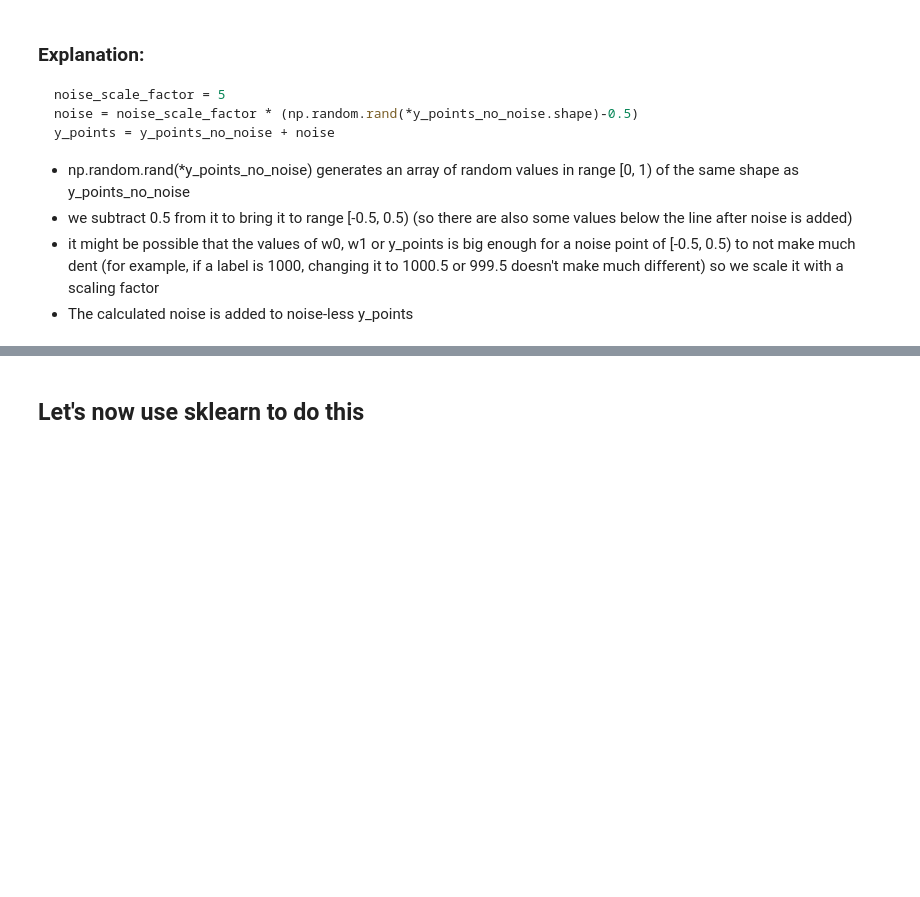
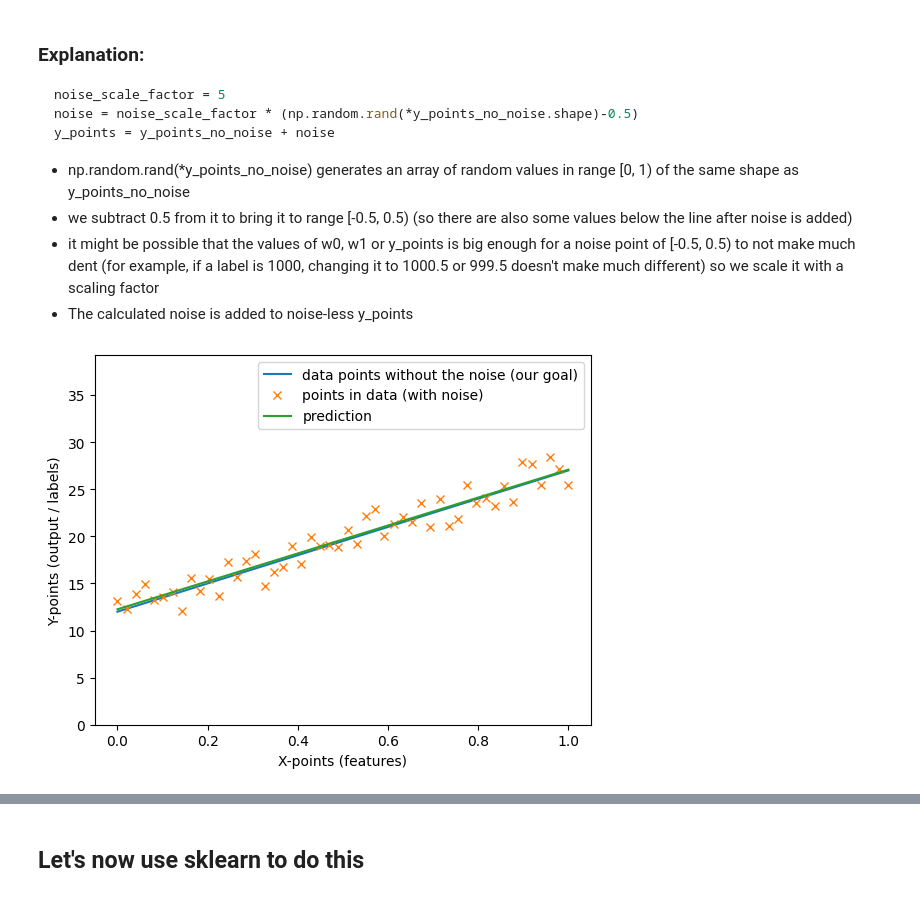
Before and after one commit to shfa-e/AI-S2-Prac, a Jupyter notebook: Labs/day1_Linear_Regression_Basics.ipynb, the cells around one changed output, grey strips where cells are left out. Drawn from its saved outputs; the diff is of its cells as text; code cells hidden in the pictures; blank space fills up the shorter version.

```diff
--- a/Labs/day1_Linear_Regression_Basics.ipynb
+++ b/Labs/day1_Linear_Regression_Basics.ipynb
@@ -93,35 +95,37 @@ A = np.array(A).T  # (m, n) matrix where m is number of samples and n is number
 # Solve for w to find our params
 # Upper case: matrices. Lower case: vectors
 
 #  Aw = y
 #  Aᵀ(Aw) = Aᵀy  =>  AᵀAw = Aᵀy
 #  w = (AᵀA)⁻¹Aᵀy
 
 #############################
 # TODO, calcuate the w (param)
-w = ??
+w = np.linalg.inv(A.T @ A)@(A.T @ y_points)
 #############################
 y_pred = A @ w  # calculate predictions using our optimized coefficient params and bias
 
 
 # Visualize the results
 
 #############################
 # TODO, plot the data with no noise
-plt.plot(x_points, ?? , label='data points without the noise (our goal)')
+plt.plot(x_points, y_points_no_noise , label='data points without the noise (our goal)')
 #############################
 
 plt.plot(x_points, y_points, 'x', label='points in data (with noise)')
 plt.plot(x_points, y_pred, label='prediction')
 
 _, ylim_top = plt.ylim()
 plt.ylim(0, ylim_top+10)  # 0 bottom makes it easy to visualize bias term (intercept)
 
 plt.xlabel('X-points (features)')
 plt.ylabel('Y-points (output / labels)')
 
 plt.legend()
 plt.show()
+# %% [output]
+[figure, added]
 # %%
 print(f'Actual weight values we used: {(w0, w1)}')
 print(f'Values calculated by Model: {tuple(w)}')
```
Also changed, not shown: parts of 7 cells of this notebook.
